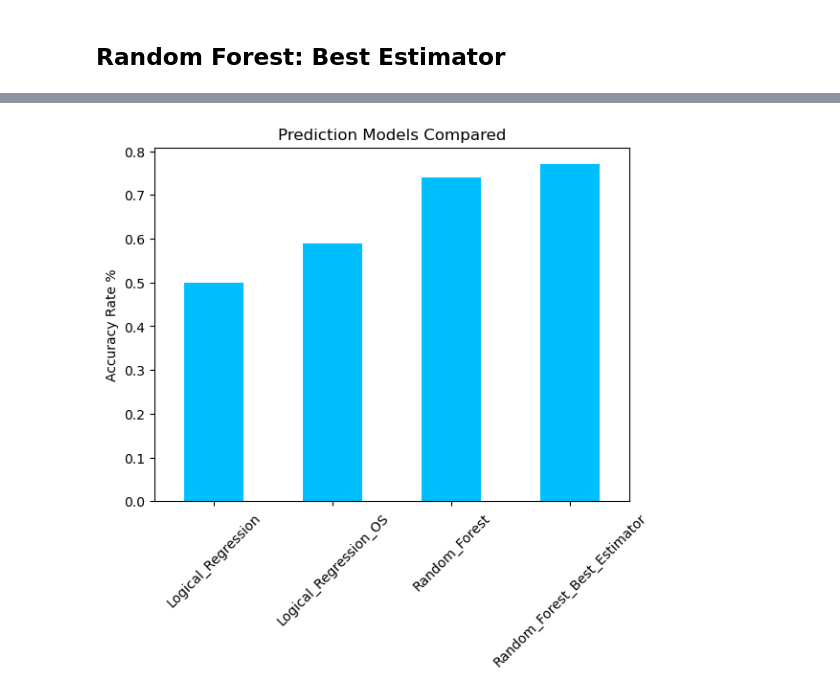
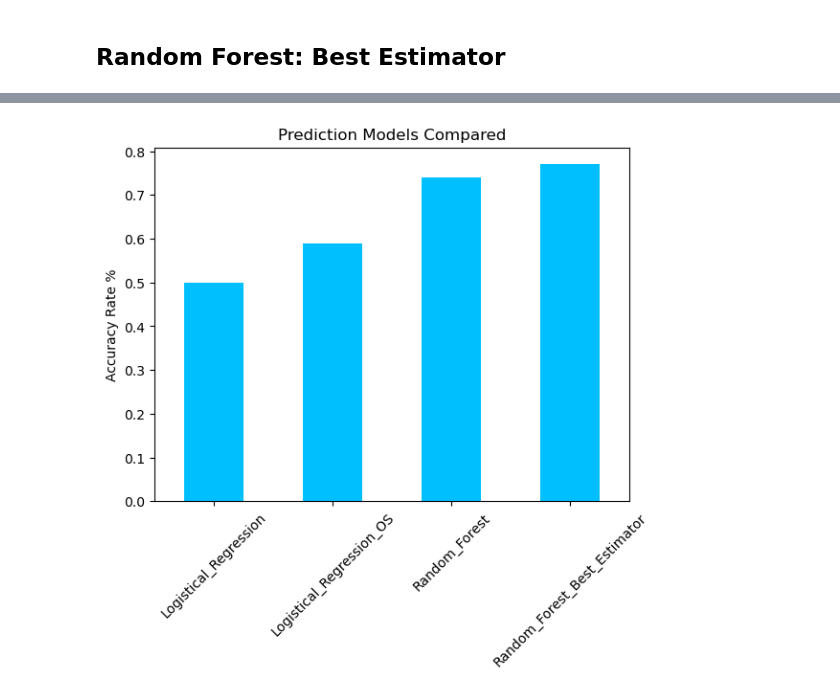
Before and after one commit to captainchicken2023/Predicting-Flight-Delays, a Jupyter notebook: Predicting_Flight_Delays.ipynb, the cells around one changed output, grey strips where cells are left out. Drawn from its saved outputs; the diff is of its cells as text; code cells hidden in the pictures.

```diff
--- a/Predicting_Flight_Delays.ipynb
+++ b/Predicting_Flight_Delays.ipynb
@@ -541,12 +559,12 @@ importances_sorted.plot(kind='barh', color='deepskyblue', title= 'Top 10 Feature
 # %%
 # Plotting the prediction models to compare accuracy
 model_comparison = pd.DataFrame({0.50, 0.59, 0.74, 0.77},
-    index=["Logical_Regression", "Logical_Regression_OS", "Random_Forest", "Random_Forest_Best_Estimator"])
+    index=["Logistical_Regression", "Logistical_Regression_OS", "Random_Forest", "Random_Forest_Best_Estimator"])
 
 model_comparison.plot(kind='bar', color ='deepskyblue', legend=None)
 plt.xticks(rotation=45)
 plt.ylabel("Accuracy Rate %")
 plt.title("Prediction Models Compared")
 plt.show()
 # %% [output]
-[figure, old version]
+[figure, new version]
```
Also changed, not shown: parts of 27 cells of this notebook, 1 other file.
